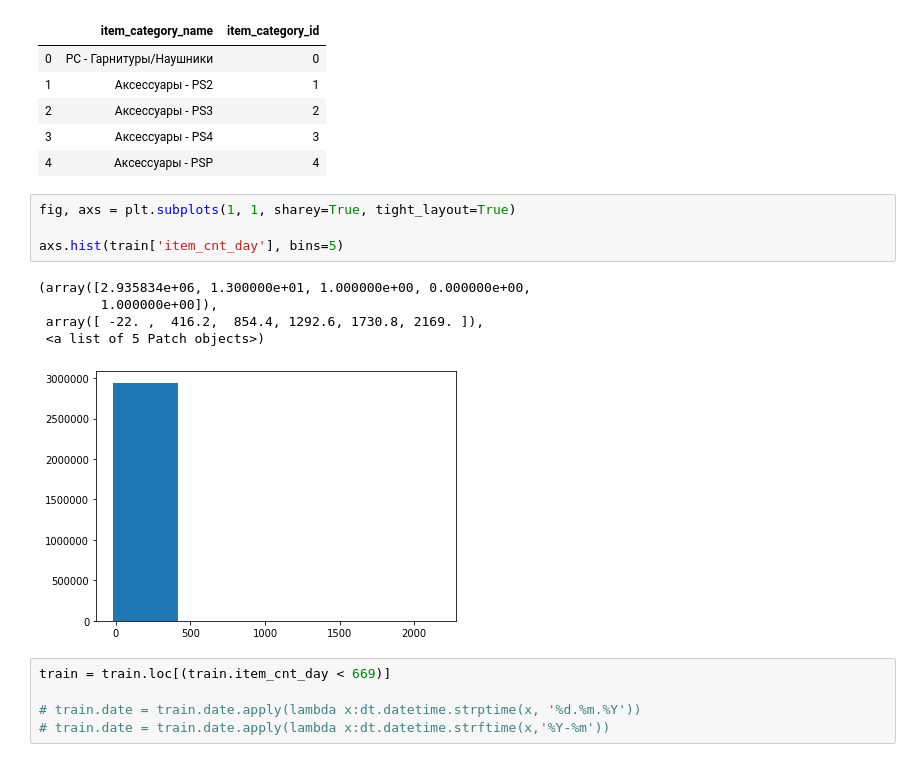
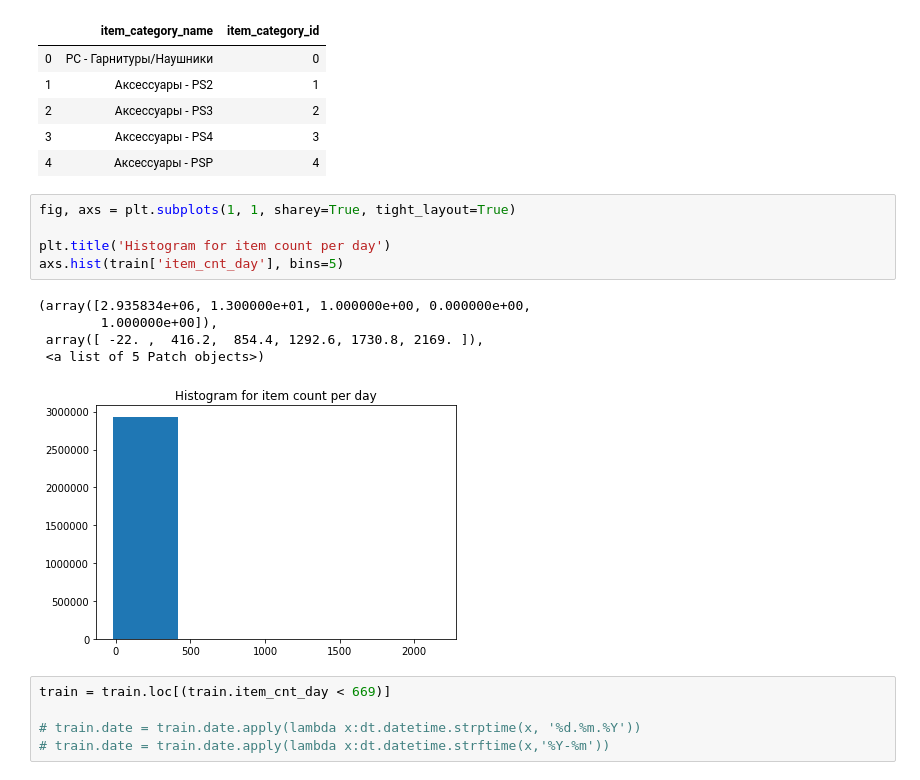
Before and after one commit to bmp0924/Predict-Future-Sales, a Jupyter notebook: Neural Model.ipynb, the cells around one changed output. Cells and saved outputs as stored; diff of their text form.

```diff
--- a/Neural Model.ipynb
+++ b/Neural Model.ipynb
@@ -70,13 +70,14 @@ catigories.head()
 # %%
 fig, axs = plt.subplots(1, 1, sharey=True, tight_layout=True)
 
+plt.title('Histogram for item count per day')
 axs.hist(train['item_cnt_day'], bins=5)
 # %% [output]
 (array([2.935834e+06, 1.300000e+01, 1.000000e+00, 0.000000e+00,
         1.000000e+00]),
  array([ -22. ,  416.2,  854.4, 1292.6, 1730.8, 2169. ]),
  <a list of 5 Patch objects>)
-[figure, old version]
+[figure, new version]
 # %%
 train = train.loc[(train.item_cnt_day < 669)]
 
```
Also changed, not shown: parts of 8 cells of this notebook.
